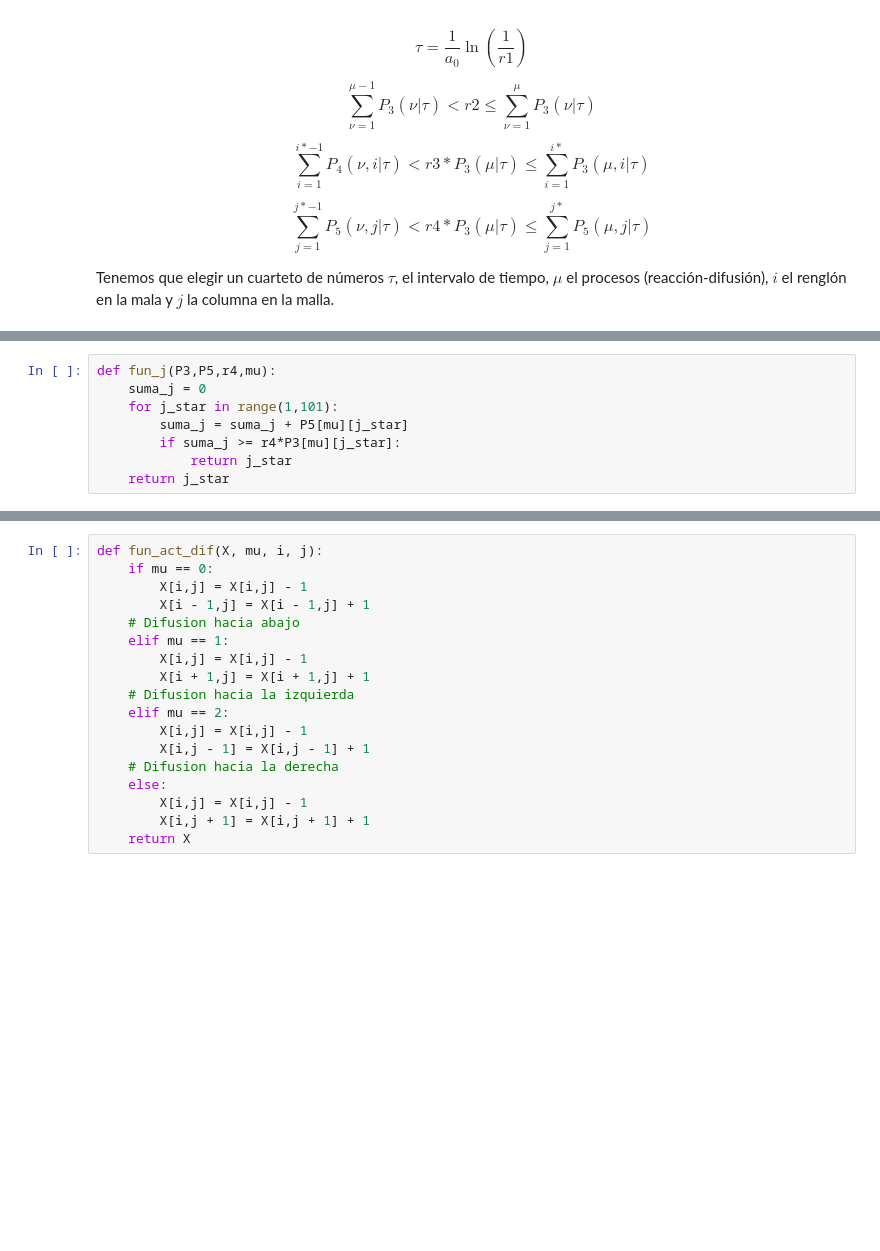
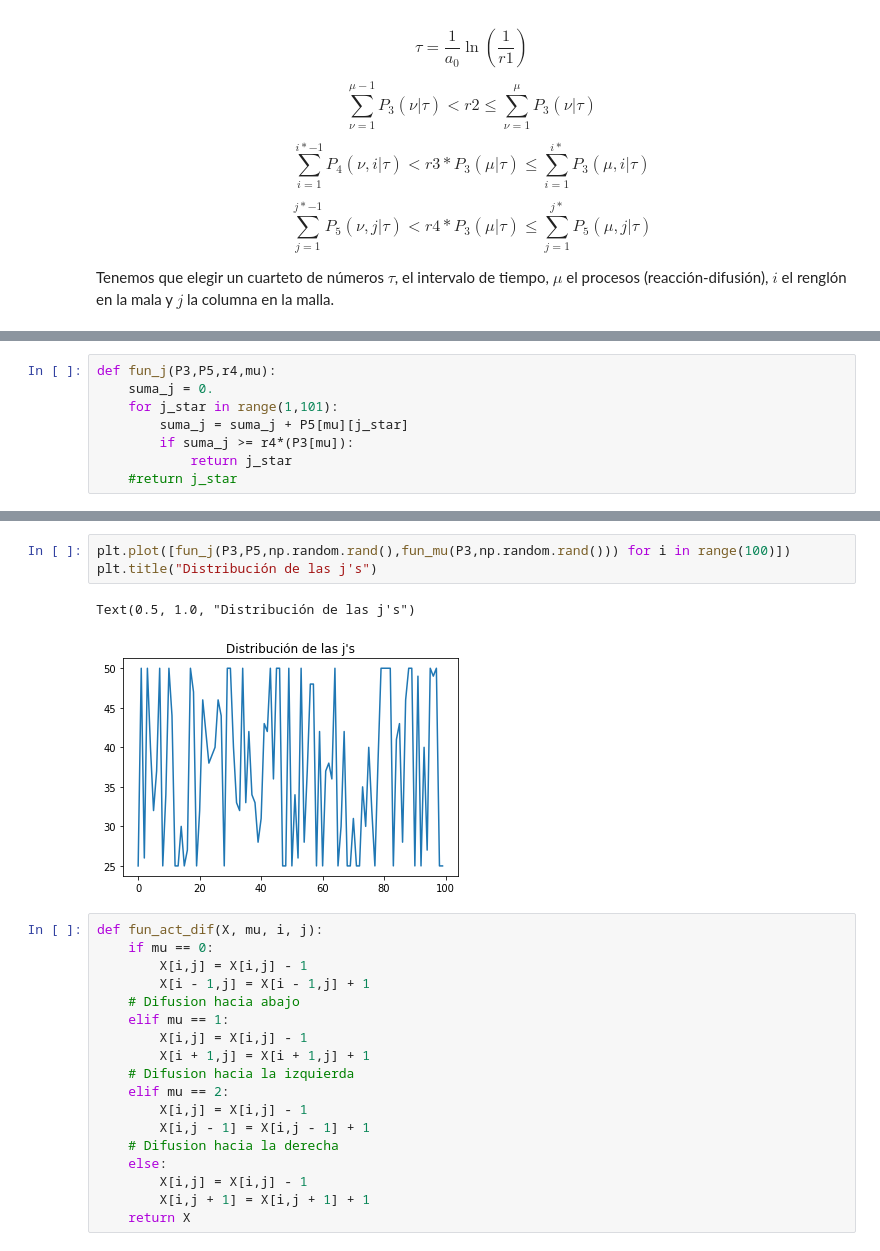
Before and after one commit to AdrianoValdesGomez/Selected-Topics-in-Biophysics, a Jupyter notebook: Notebooks/Gillespie Algorithm (Extension to anisotropic environments).ipynb, the cells around one changed output, grey strips where cells are left out. Cells and saved outputs as stored; diff of their text form; blank space fills up the shorter version.

```diff
--- a/Notebooks/Gillespie Algorithm (Extension to anisotropic environments).ipynb
+++ b/Notebooks/Gillespie Algorithm (Extension to anisotropic environments).ipynb
@@ -222,8 +224,8 @@ def fun_i(P3,P4,r3,mu):
 # %%
 def fun_j(P3,P5,r4,mu):
-    suma_j = 0
+    suma_j = 0.
     for j_star in range(1,101):
         suma_j = suma_j + P5[mu][j_star]
-        if suma_j >= r4*P3[mu][j_star]:
+        if suma_j >= r4*(P3[mu]):
             return j_star
-    return j_star
+    #return j_star
@@ -250,3 +258,9 @@ fun_j(P3,P5,np.random.rand(),1)
+# %%
+plt.plot([fun_j(P3,P5,np.random.rand(),fun_mu(P3,np.random.rand())) for i in range(100)])
+plt.title("Distribución de las j's")
+# %% [output]
+Text(0.5, 1.0, "Distribución de las j's")
+[figure, added]
 # %%
 def fun_act_dif(X, mu, i, j):
     if mu == 0:
```
Also changed, not shown: parts of 17 cells of this notebook.
